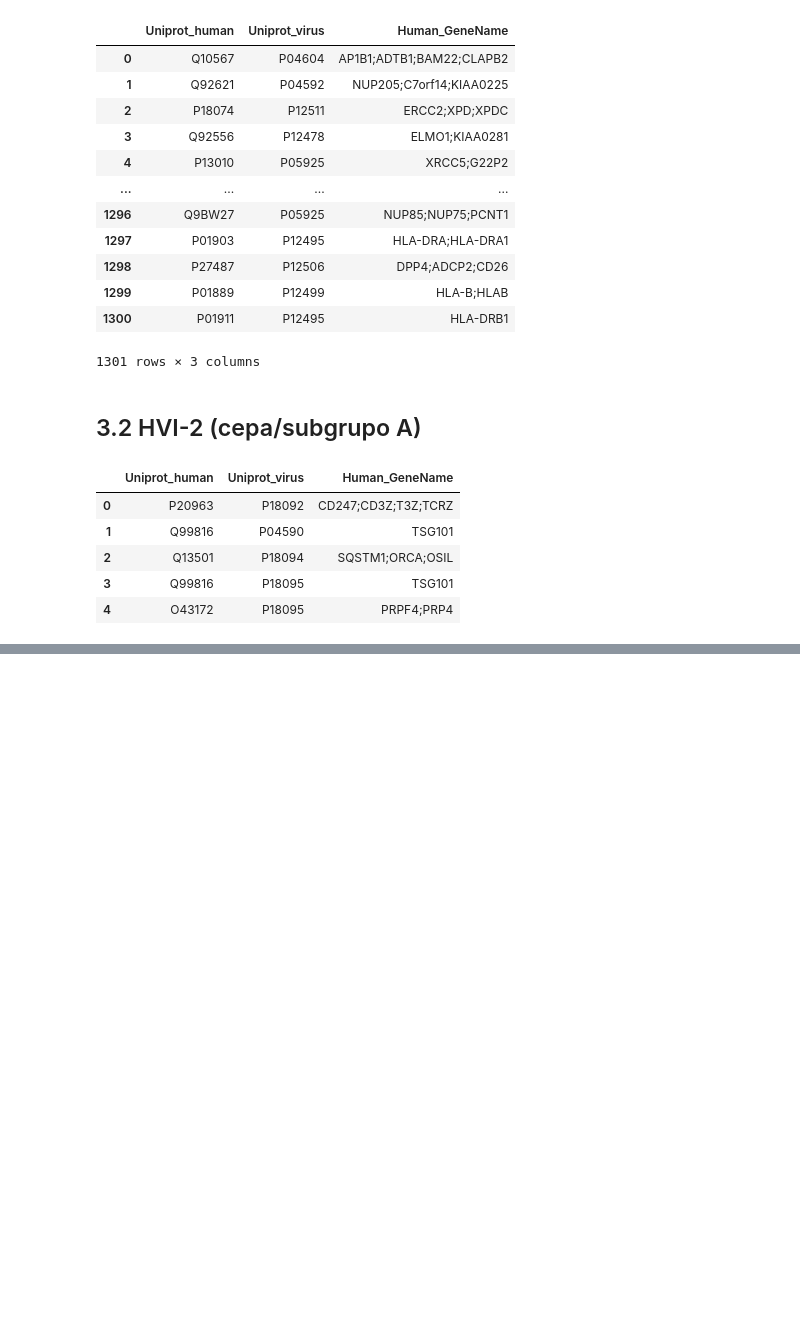
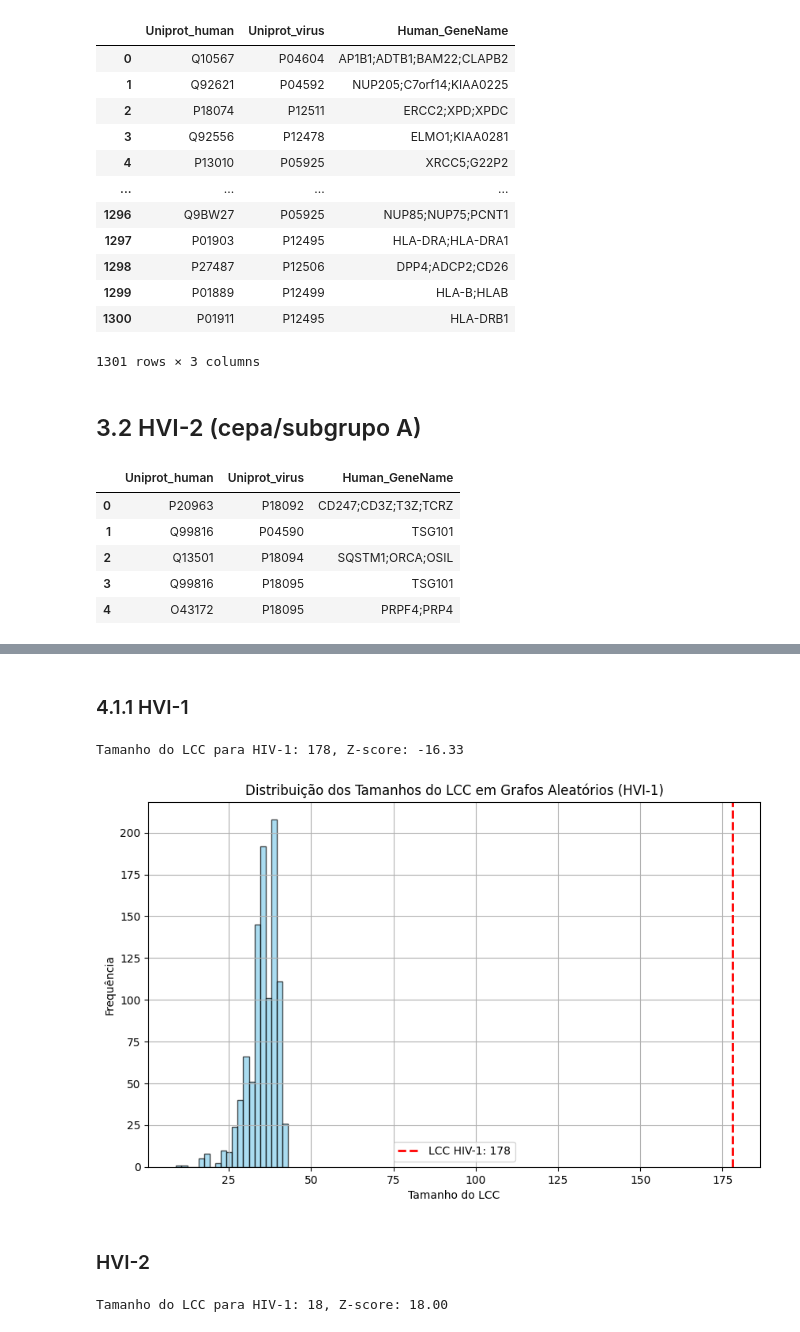
Before and after one commit to strawndri/ic-drug-repurposing, a Jupyter notebook: notebook.ipynb, the cells around one changed output, grey strips where cells are left out. Saved outputs shown, nothing was run; the diff lists cells and outputs as text; code cells hidden in the pictures; blank space fills up the shorter version.

Commit message:
calcula significância de LCC

```diff
--- a/notebook.ipynb
+++ b/notebook.ipynb
@@ -89 +107,18 @@ def plot_graph(graph, title, viral_nodes, human_color='skyblue', scale=5):
+# %%
+# gera grafos aleatórios para comparar
+def generate_random_graphs(num_graphs, num_nodes, prob):
+    return [nx.erdos_renyi_graph(num_nodes, prob) for _ in range(num_graphs)]
+# %%
+def plot_histogram(lcc_random, lcc, title):
+    plt.figure(figsize=(10, 6))
+    plt.hist(lcc_random, bins=20, color='skyblue', edgecolor='black', alpha=0.7)
+
+    plt.axvline(lcc, color='red', linestyle='dashed', linewidth=2, label=f'LCC HIV-1: {lcc_hiv1}')
+
+    plt.title(title)
+    plt.xlabel('Tamanho do LCC')
+    plt.ylabel('Frequência')
+    plt.legend()
+    plt.grid(True)
+    plt.show()
 # %% [markdown]
@@ -147,0 +203,16 @@ plot_graph(hiv2_graph, 'Interações HIV-2', viral_nodes_hiv2, scale=3)
+# %% [markdown]
+### 4.1.1 HVI-1
+# %%
+lcc_hiv1 = calculate_lcc(hiv1_graph)
+# %%
+# gerando grafos aleatórios para comparação
+num_graphs = 1000
+num_nodes = len(hiv1_graph.nodes)
+prob = 0.05  # probabilidade de conexão entre os nós
+random_graphs = generate_random_graphs(num_graphs, num_nodes, prob)
+
+lcc_randoms = [calculate_lcc(graph) for graph in random_graphs]
+
+# média e desvio padrão dos LCCs aleatórios
+mean_lcc_randoms = np.mean(lcc_randoms)
+std_lcc_randoms = np.std(lcc_randoms)
@@ -147,0 +221,10 @@ plot_graph(hiv2_graph, 'Interações HIV-2', viral_nodes_hiv2, scale=3)
+# %%
+print(f"Tamanho do LCC para HIV-1: {lcc_hiv1}, Z-score: {zscore_hiv1:.2f}")
+# %% [output]
+Tamanho do LCC para HIV-1: 178, Z-score: -16.33
+# %%
+plot_histogram(lcc_randoms, lcc_hiv1, 'Distribuição dos Tamanhos do LCC em Grafos Aleatórios (HVI-1)')
+# %% [output]
+[figure, added]
+# %% [markdown]
+### HVI-2
@@ -147,0 +247,4 @@ plot_graph(hiv2_graph, 'Interações HIV-2', viral_nodes_hiv2, scale=3)
+# %%
+print(f"Tamanho do LCC para HIV-1: {lcc_hiv2}, Z-score: {lcc_hiv2:.2f}")
+# %% [output]
+Tamanho do LCC para HIV-1: 18, Z-score: 18.00
```
Also changed, not shown: parts of 16 cells of this notebook.
